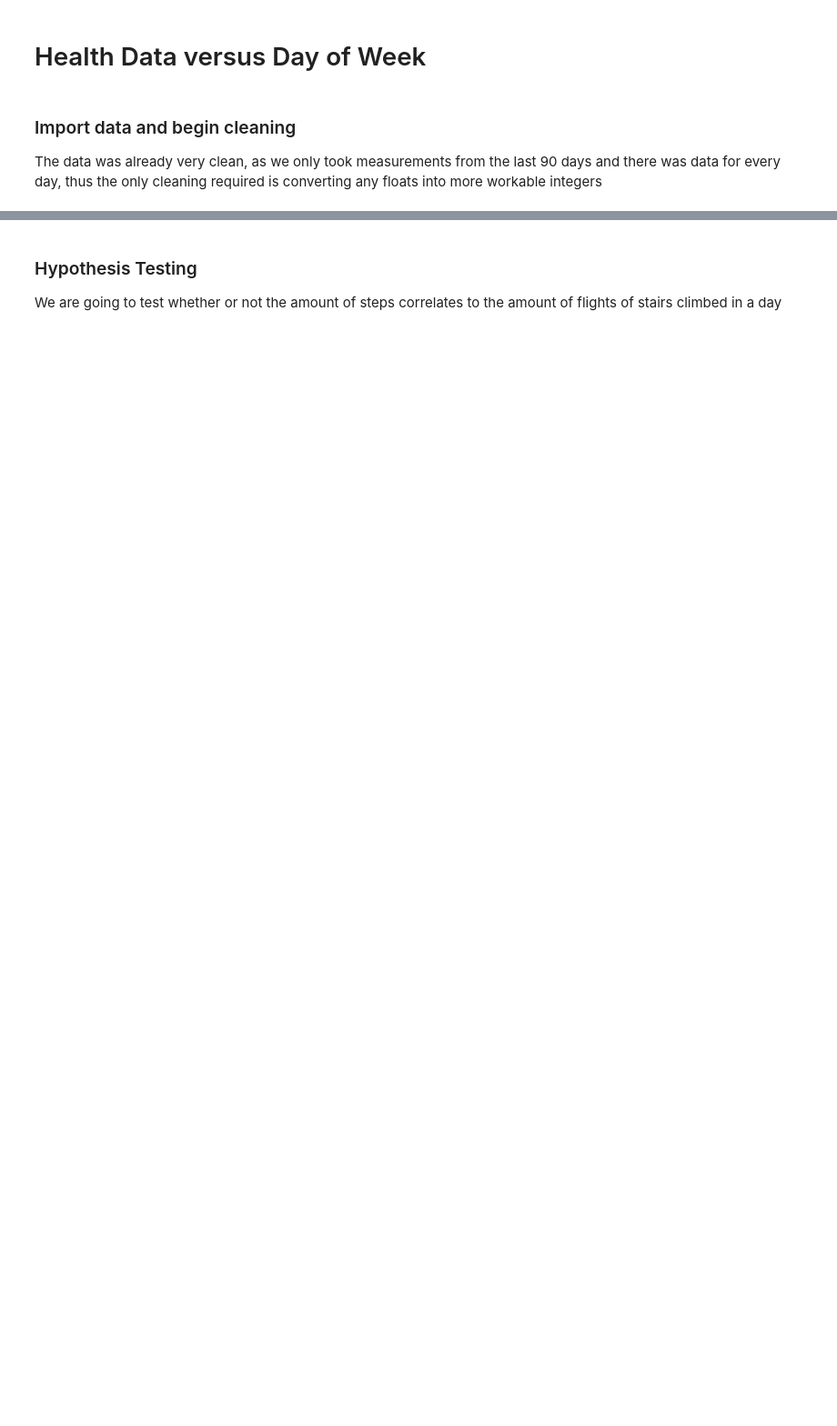
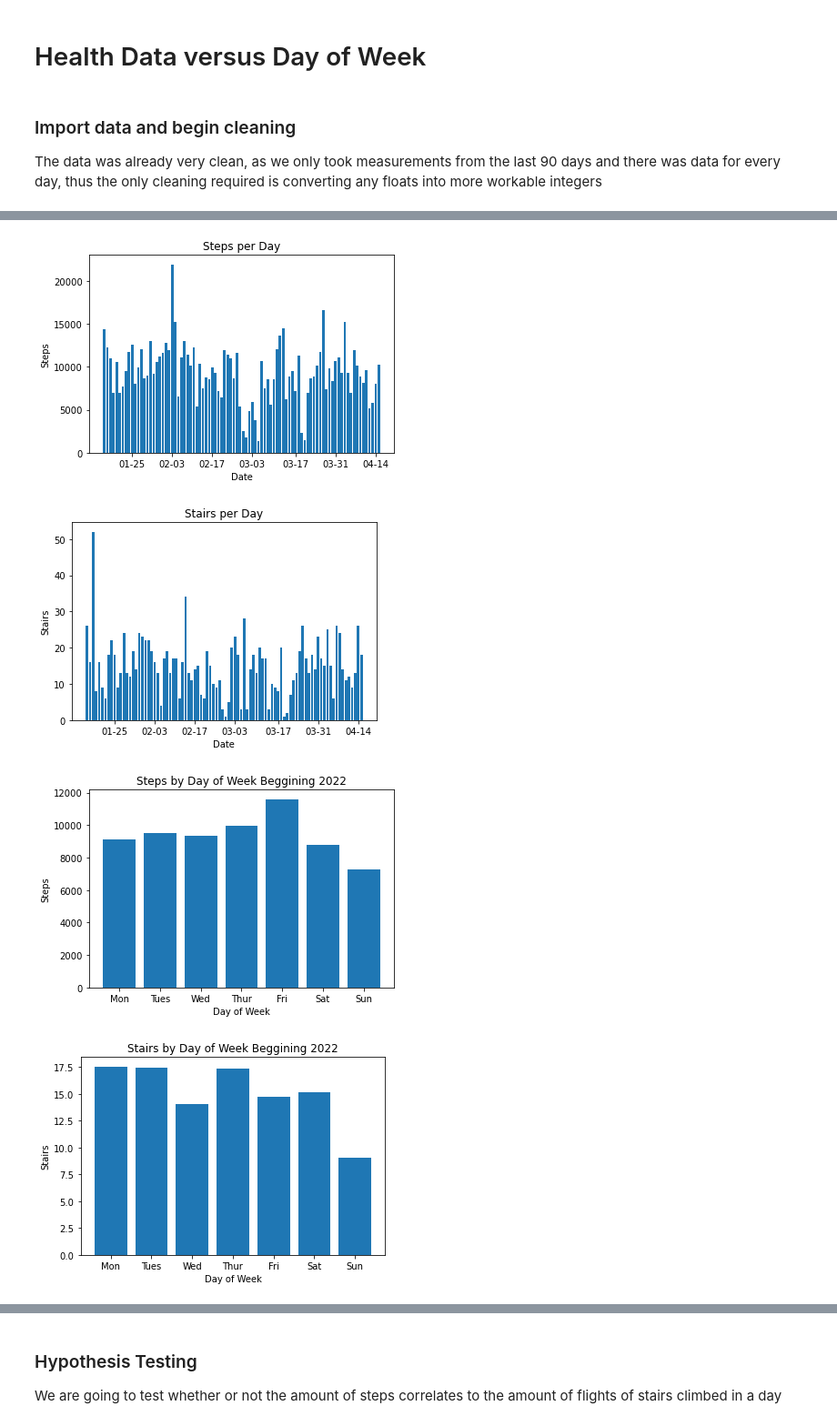
Before and after one commit to ColeRElfstrom/CPSC-222-Final-Project-, a Jupyter notebook: main.ipynb, the cells around one changed output, grey strips where cells are left out. Shown: that part at 91% size. Saved outputs shown, nothing was run; the diff lists cells and outputs as text; code cells hidden in the pictures; blank space fills up the shorter version.

```diff
--- a/main.ipynb
+++ b/main.ipynb
@@ -99,0 +7,26 @@ plt.show()
+# %%
+import pandas as pd
+import utils
+
+# import the data and parse into lists
+health_df = pd.read_csv("health_data.csv")
+steps = health_df["Step Count"]
+stairs = health_df["Flights Climbed"]
+date = health_df["Date"]
+
+# clean the data
+steps = utils.clean_data(steps)
+stairs = utils.clean_data(stairs)
+
+# merge the data
+days_df = pd.read_csv("days_of_week.csv")
+merged_df = health_df.merge(days_df, on="Date")
+merged_df.to_csv("merged_day_health.csv")
+
+# split, apply, and combine data
+grouped_by_day, mean_steps = utils.split_apply_combine(merged_df, "Step Count")
+grouped_by_day, mean_stairs = utils.split_apply_combine(merged_df, "Flights Climbed")
+
+# group mean data by days
+steps_by_day = utils.group_days(mean_steps)
+stairs_by_day = utils.group_days(mean_stairs)
@@ -100,2 +37,14 @@ plt.show()
+# %%
+import matplotlib.pyplot as plt
+
+utils.plot_by_day(date, steps, "Steps")
+utils.plot_by_day(date, stairs, "Stairs")
+utils.plot_by_day_of_week(steps_by_day, "Steps")
+utils.plot_by_day_of_week(stairs_by_day, "Stairs")
+# %% [output]
+[figure, added]
+[figure, added]
+[figure, added]
+[figure, added]
 # %% [markdown]
 ## Categorizing Data
```
Also changed, not shown: parts of 8 cells of this notebook, 2 other files.
